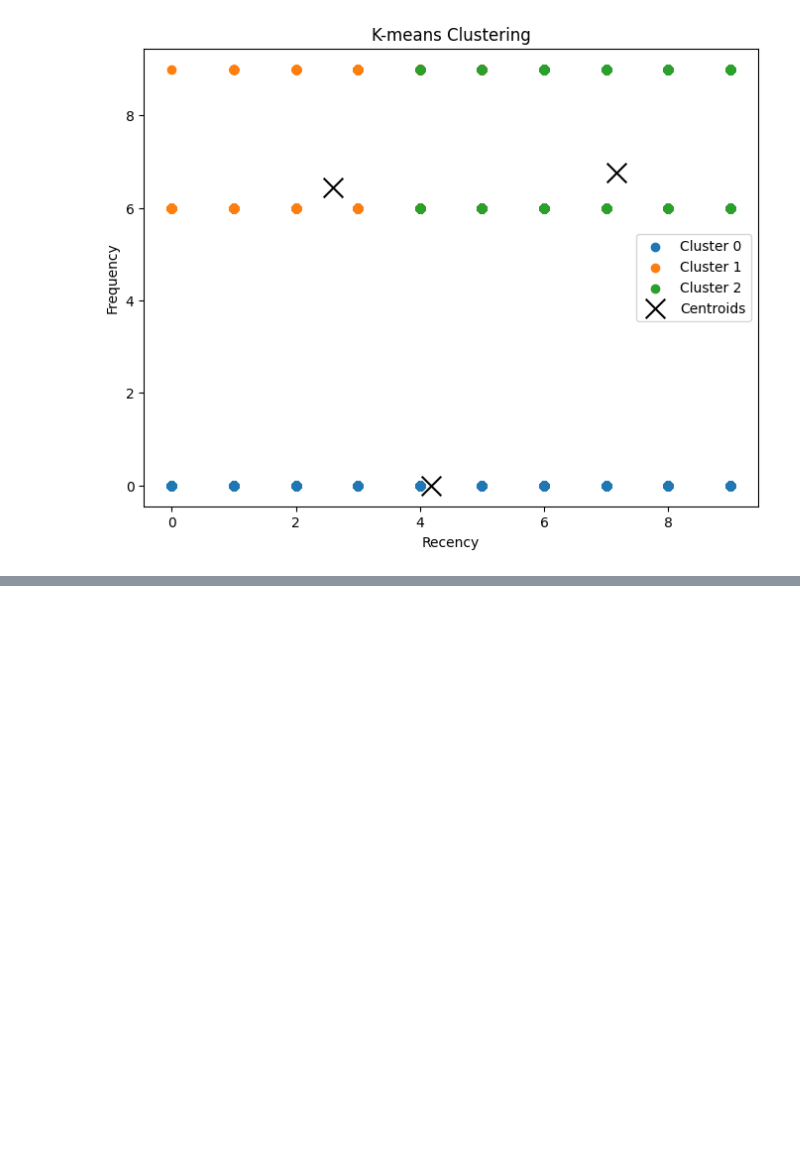
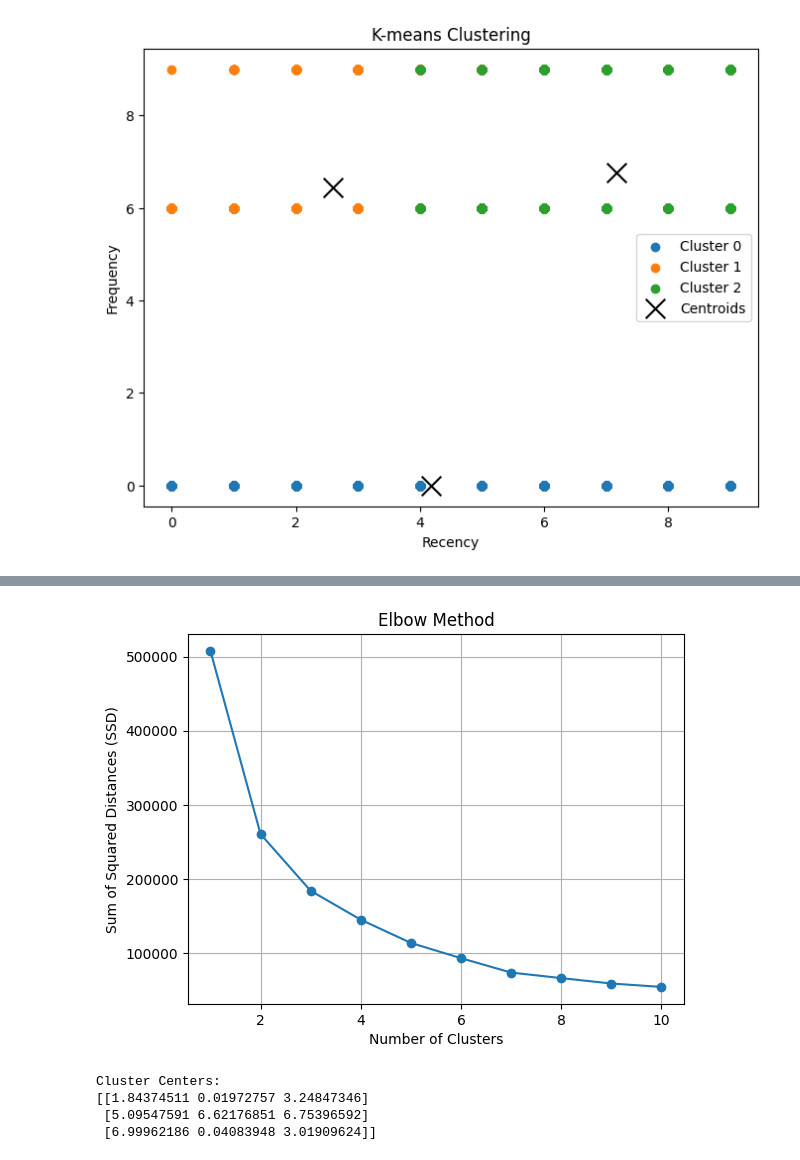
Before and after one commit to MohamedWael45/RFM, a Jupyter notebook: RFM_VeryFinal.ipynb, the cells around one changed output, grey strips where cells are left out. Saved outputs shown, nothing was run; the diff lists cells and outputs as text; code cells hidden in the pictures; blank space fills up the shorter version.

```diff
--- a/RFM_VeryFinal.ipynb
+++ b/RFM_VeryFinal.ipynb
@@ -301,0 +302,36 @@ plt.show()
+# %%
+ssd = []
+for k in range(1, 11):
+    kmeans = KMeans(n_clusters=k, random_state=42)
+    kmeans.fit(df2[['Recency', 'Frequency', 'Monetary']])
+    ssd.append(kmeans.inertia_)
+
+# Plot the elbow curve
+plt.plot(range(1, 11), ssd, marker='o')
+plt.xlabel('Number of Clusters')
+plt.ylabel('Sum of Squared Distances (SSD)')
+plt.title('Elbow Method')
+plt.grid(True)
+plt.show()
+
+# Determine the optimal number of clusters based on the elbow plot
+# From the plot, choose the number of clusters where the decrease in SSD slows down (elbow point)
+
+# Perform K-means clustering with the optimal number of clusters
+optimal_num_clusters = 3  # Adjust this based on the elbow plot
+kmeans = KMeans(n_clusters=optimal_num_clusters, random_state=42)
+kmeans.fit(df2[['Recency', 'Frequency', 'Monetary']])
+
+# Get cluster labels and cluster centers
+cluster_labels = kmeans.labels_
+cluster_centers = kmeans.cluster_centers_
+
+# Print the cluster centers
+print("Cluster Centers:")
+print(cluster_centers)
+# %% [output]
+[figure, added]
+Cluster Centers:
+[[1.84374511 0.01972757 3.24847346]
+ [5.09547591 6.62176851 6.75396592]
+ [6.99962186 0.04083948 3.01909624]]
```
Also changed, not shown: parts of 6 cells of this notebook.
